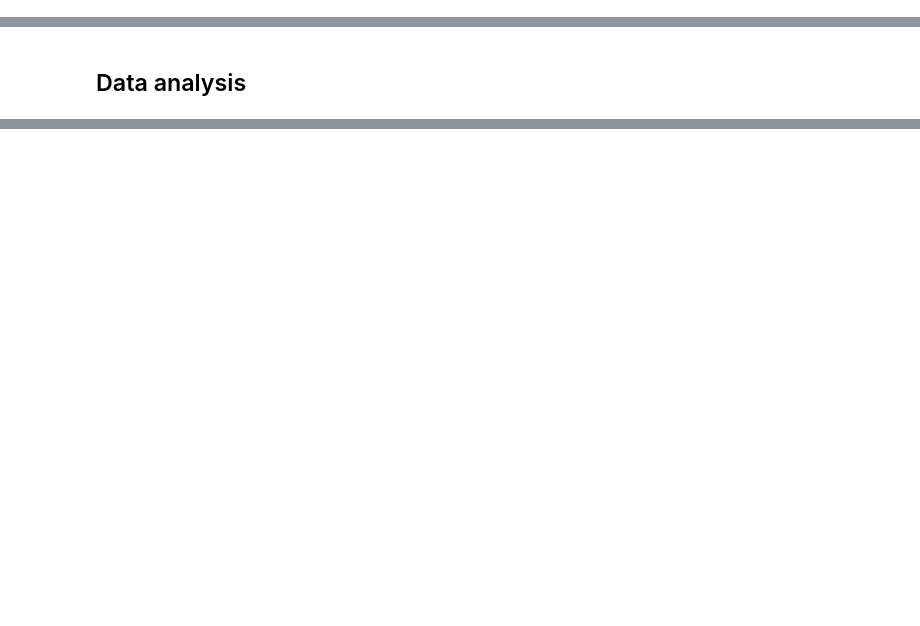
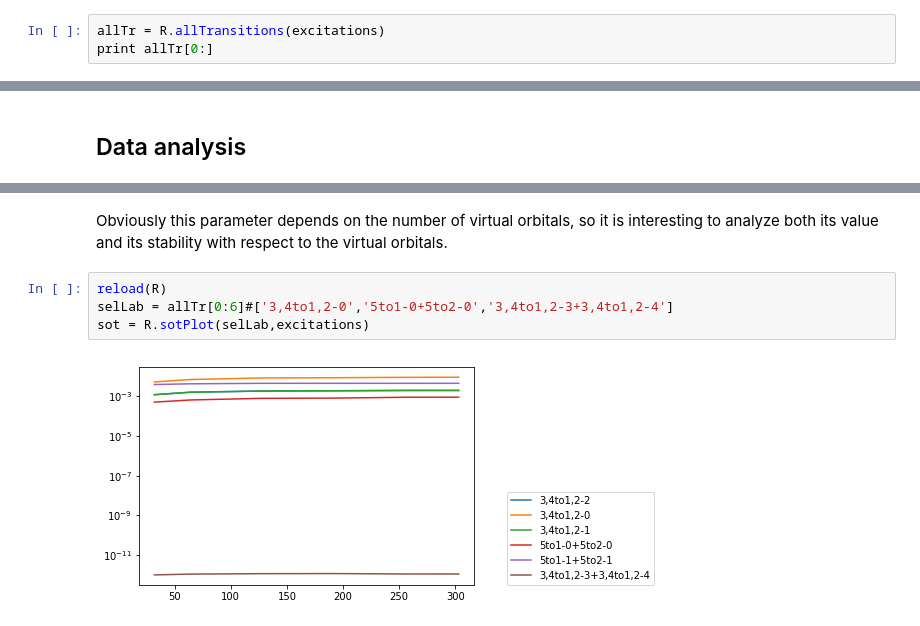
Before and after one commit to luigigenovese/KPM-nb, a Jupyter notebook: POLARIZABILITY/N2/Analysis_of_Excitonic_States.ipynb, the cells around one changed output, grey strips where cells are left out. Drawn from its saved outputs; the diff is of its cells as text; blank space fills up the shorter version.

```diff
--- a/POLARIZABILITY/N2/Analysis_of_Excitonic_States.ipynb
+++ b/POLARIZABILITY/N2/Analysis_of_Excitonic_States.ipynb
@@ -131,0 +98,3 @@ excitations[128]['transitions']
+# %%
+allTr = R.allTransitions(excitations)
+print allTr[0:]
@@ -201,0 +159,8 @@ selected transition :  5to2
+# %% [markdown]
+Obviously this parameter depends on the number of virtual orbitals, so it is interesting to analyze both its value and its stability with respect to the virtual orbitals.
+# %%
+reload(R)
+selLab = allTr[0:6]#['3,4to1,2-0','5to1-0+5to2-0','3,4to1,2-3+3,4to1,2-4']
+sot = R.sotPlot(selLab,excitations)
+# %% [output]
+[figure, added]
```
Also changed, not shown: parts of 40 cells of this notebook, 1 other file.
